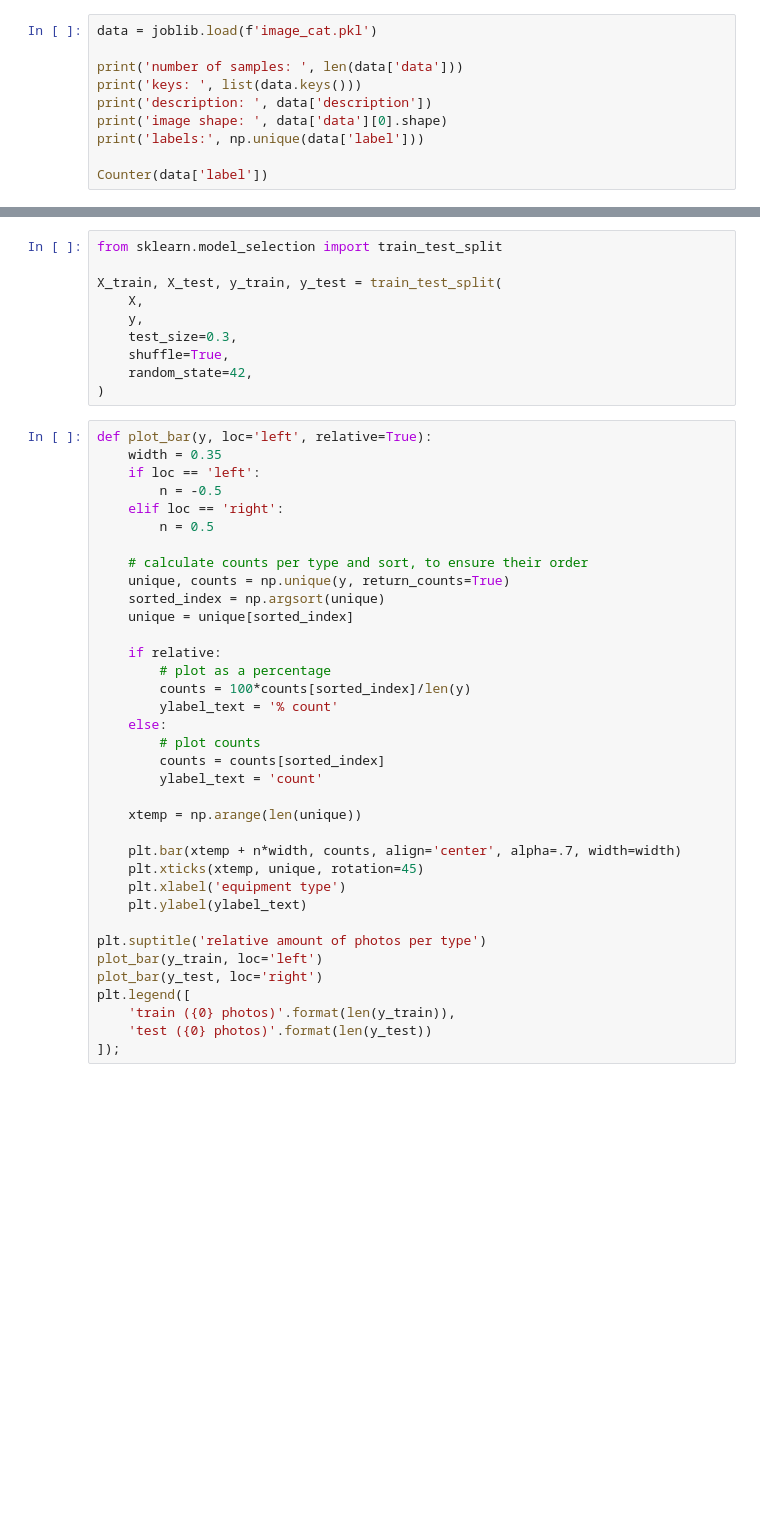
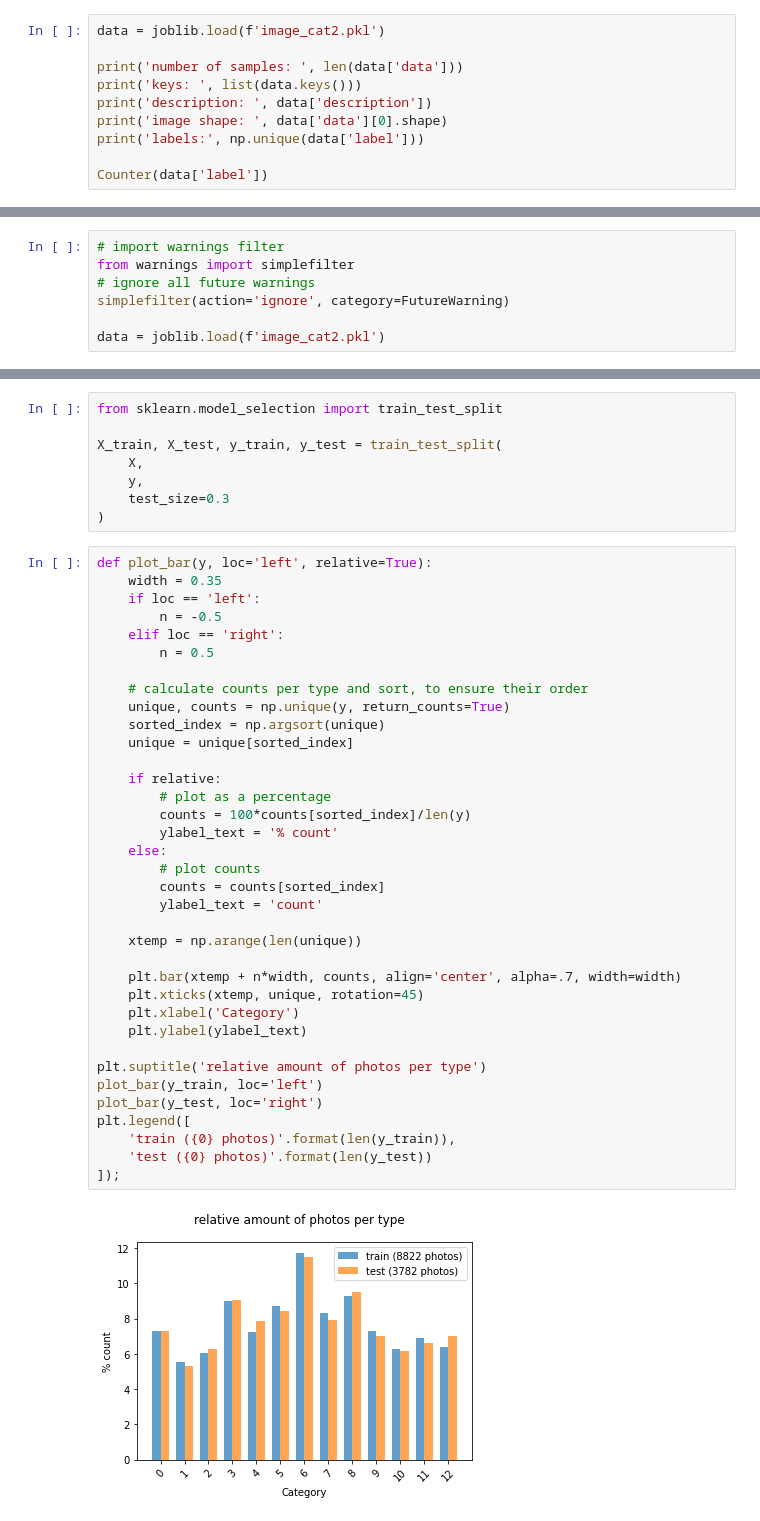
Before and after one commit to ddbiasio/Facebook-Marketplace-s-Recommendation-Ranking-System, a Jupyter notebook: img_class.ipynb, the cells around one changed output, grey strips where cells are left out. Cells and saved outputs as stored; diff of their text form; blank space fills up the shorter version.

Commit message:
Completed image classification using ML models

```diff
--- a/img_class.ipynb
+++ b/img_class.ipynb
@@ -52,5 +64,5 @@ write_pkl('image_cat.csv', 'image_cat')
 # %%
-data = joblib.load(f'image_cat.pkl')
+data = joblib.load(f'image_cat2.pkl')
 
 print('number of samples: ', len(data['data']))
 print('keys: ', list(data.keys()))
@@ -79 +112,8 @@ for ax, label in zip(axes, labels):
+# %%
+# import warnings filter
+from warnings import simplefilter
+# ignore all future warnings
+simplefilter(action='ignore', category=FutureWarning)
+
+data = joblib.load(f'image_cat2.pkl')
 # %%
@@ -89,9 +126,7 @@ from sklearn.model_selection import train_test_split
 X_train, X_test, y_train, y_test = train_test_split(
     X,
     y,
-    test_size=0.3,
-    shuffle=True,
-    random_state=42,
+    test_size=0.3
 )
 # %%
 def plot_bar(y, loc='left', relative=True):
@@ -101,31 +136,33 @@ def plot_bar(y, loc='left', relative=True):
     elif loc == 'right':
         n = 0.5
 
     # calculate counts per type and sort, to ensure their order
     unique, counts = np.unique(y, return_counts=True)
     sorted_index = np.argsort(unique)
     unique = unique[sorted_index]
 
     if relative:
         # plot as a percentage
         counts = 100*counts[sorted_index]/len(y)
         ylabel_text = '% count'
     else:
         # plot counts
         counts = counts[sorted_index]
         ylabel_text = 'count'
 
     xtemp = np.arange(len(unique))
 
     plt.bar(xtemp + n*width, counts, align='center', alpha=.7, width=width)
     plt.xticks(xtemp, unique, rotation=45)
-    plt.xlabel('equipment type')
+    plt.xlabel('Category')
     plt.ylabel(ylabel_text)
 
 plt.suptitle('relative amount of photos per type')
 plot_bar(y_train, loc='left')
 plot_bar(y_test, loc='right')
 plt.legend([
     'train ({0} photos)'.format(len(y_train)),
     'test ({0} photos)'.format(len(y_test))
 ]);
+# %% [output]
+[figure, added]
```
Also changed, not shown: parts of 16 cells of this notebook, 1 other file.
